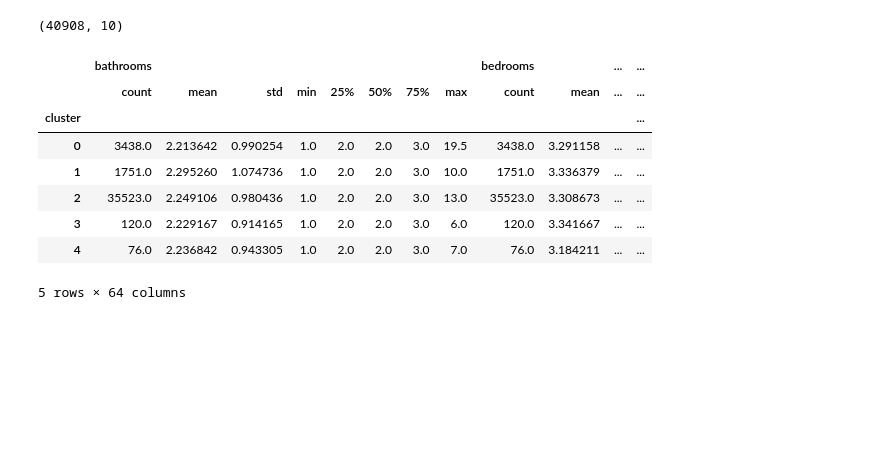
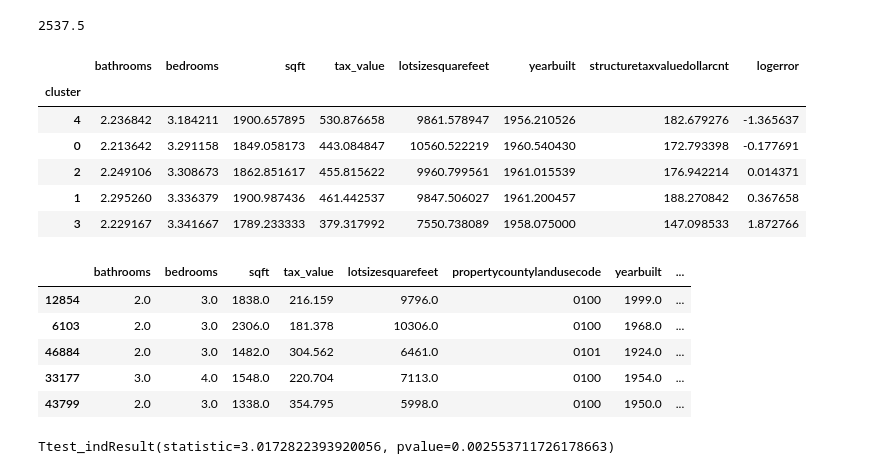
Before and after one commit to Zillow-SJ/Cluster_Zillow, a Jupyter notebook: Initial Exploration.ipynb, the cells around one changed output. Cells and saved outputs as stored; diff of their text form; code cells hidden in the pictures; blank space fills up the shorter version.

Commit message:
ran t test for tax value, binned train data by logerror

```diff
--- a/Initial Exploration.ipynb
+++ b/Initial Exploration.ipynb
@@ -196,24 +179,47 @@ def target_cluster(y_train,X_train):
     return train
 # %%
 train = target_cluster(y_train,X_train)
-# %%
-train.shape
-# %% [output]
-(40908, 10)
+# %%
+20300/8
+# %% [output]
+2537.5
 # %%
 y_train['cluster'] = kmeans.predict(y_train)
 # %%
-train.groupby('cluster').describe()
+train.groupby('cluster').mean().sort_values(by='logerror')
 # %% [output]
-|  | bathrooms |  |  |  |  |  |  |  | bedrooms |  | ... | ... |
-|  | count | mean | std | min | 25% | 50% | 75% | max | count | mean | ... | ... |
-| cluster |  |  |  |  |  |  |  |  |  |  |  | ... |
-| 0 | 3438.0 | 2.213642 | 0.990254 | 1.0 | 2.0 | 2.0 | 3.0 | 19.5 | 3438.0 | 3.291158 | ... | ... |
-| 1 | 1751.0 | 2.295260 | 1.074736 | 1.0 | 2.0 | 2.0 | 3.0 | 10.0 | 1751.0 | 3.336379 | ... | ... |
-| 2 | 35523.0 | 2.249106 | 0.980436 | 1.0 | 2.0 | 2.0 | 3.0 | 13.0 | 35523.0 | 3.308673 | ... | ... |
-| 3 | 120.0 | 2.229167 | 0.914165 | 1.0 | 2.0 | 2.0 | 3.0 | 6.0 | 120.0 | 3.341667 | ... | ... |
-| 4 | 76.0 | 2.236842 | 0.943305 | 1.0 | 2.0 | 2.0 | 3.0 | 7.0 | 76.0 | 3.184211 | ... | ... |
+|  | bathrooms | bedrooms | sqft | tax_value | lotsizesquarefeet | yearbuilt | structuretaxvaluedollarcnt | logerror |
+| cluster |  |  |  |  |  |  |  |  |
+| 4 | 2.236842 | 3.184211 | 1900.657895 | 530.876658 | 9861.578947 | 1956.210526 | 182.679276 | -1.365637 |
+| 0 | 2.213642 | 3.291158 | 1849.058173 | 443.084847 | 10560.522219 | 1960.540430 | 172.793398 | -0.177691 |
+| 2 | 2.249106 | 3.308673 | 1862.851617 | 455.815622 | 9960.799561 | 1961.015539 | 176.942214 | 0.014371 |
+| 1 | 2.295260 | 3.336379 | 1900.987436 | 461.442537 | 9847.506027 | 1961.200457 | 188.270842 | 0.367658 |
+| 3 | 2.229167 | 3.341667 | 1789.233333 | 379.317992 | 7550.738089 | 1958.075000 | 147.098533 | 1.872766 |
-5 rows × 64 columns
+# %%
+from sklearn.preprocessing import MinMaxScaler
+scaler = MinMaxScaler()
+#train = pd.DataFrame(scaler.fit_transform(train),columns=train.logerror)
+scaled_logerror = df[['logerror']]
+scaled_logerror['scaled_logerror'] = pd.DataFrame(scaler.fit_transform(scaled_logerror))
+train = train.merge(scaled_logerror,left_index=True,right_index=True)
+
+train.head()
+# %% [output]
+|  | bathrooms | bedrooms | sqft | tax_value | lotsizesquarefeet | propertycountylandusecode | yearbuilt | ... |
+| 12854 | 2.0 | 3.0 | 1838.0 | 216.159 | 9796.0 | 0100 | 1999.0 | ... |
+| 6103 | 2.0 | 3.0 | 2306.0 | 181.378 | 10306.0 | 0100 | 1968.0 | ... |
+| 46884 | 2.0 | 3.0 | 1482.0 | 304.562 | 6461.0 | 0101 | 1924.0 | ... |
+| 33177 | 3.0 | 4.0 | 1548.0 | 220.704 | 7113.0 | 0100 | 1954.0 | ... |
+| 43799 | 2.0 | 3.0 | 1338.0 | 354.795 | 5998.0 | 0100 | 1950.0 | ... |
+# %%
+train['qcut']= pd.qcut(df['tax_value'],q=4,labels=[1,2,3,4])
+#train.groupby('qcut')
+
+#from scipy.stats import ttest_ind, norm
+train.head()
+ttest_ind(train[train.qcut == 3].logerror_x,train[train.qcut == 4].logerror_x)
+# %% [output]
+Ttest_indResult(statistic=3.0172822393920056, pvalue=0.002553711726178663)
 # %%
 pd.DataFrame(.cluster_centers_, columns=train_c.columns)\
     .reset_index()\
```
Also changed, not shown: parts of 2 cells of this notebook, 1 other file.
